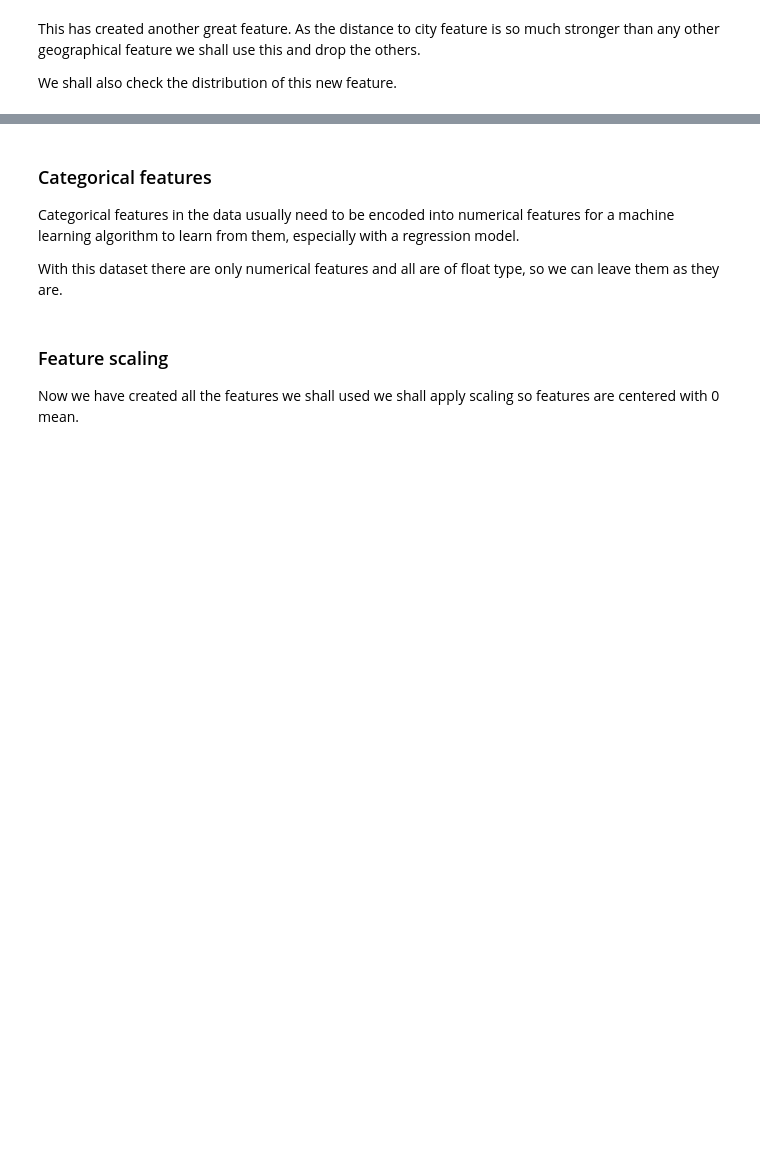
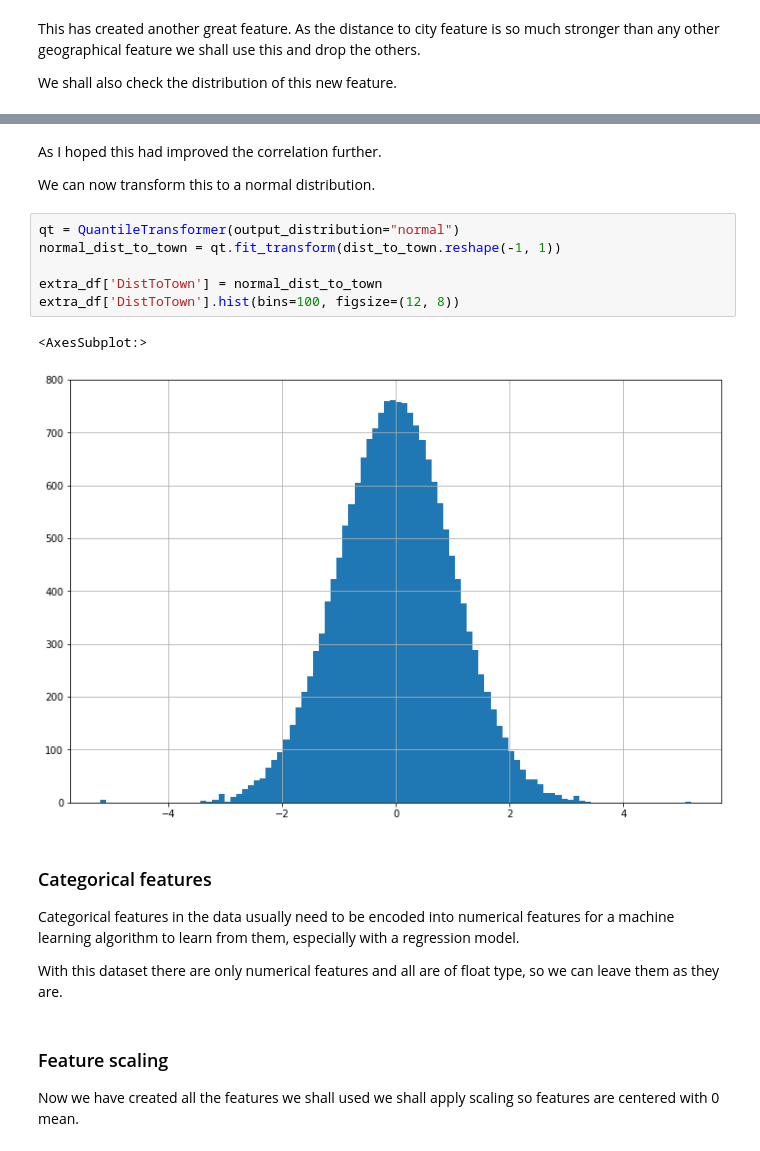
Before and after one commit to kaihulme/ml-analysis, a Jupyter notebook: notebooks/03_regression.ipynb, the cells around one changed output, grey strips where cells are left out. Cells and saved outputs as stored; diff of their text form; blank space fills up the shorter version.

```diff
--- a/notebooks/03_regression.ipynb
+++ b/notebooks/03_regression.ipynb
@@ -394,3 +444,16 @@ This data is still highly skewed but we shall apply some scaling to help with th
+# %% [markdown]
+As I hoped this had improved the correlation further.
+
+We can now transform this to a normal distribution.
+# %%
+qt = QuantileTransformer(output_distribution="normal")
+normal_dist_to_town = qt.fit_transform(dist_to_town.reshape(-1, 1))
+
+extra_df['DistToTown'] = normal_dist_to_town
+extra_df['DistToTown'].hist(bins=100, figsize=(12, 8))
+# %% [output]
+<AxesSubplot:>
+[figure, added]
 # %% [markdown]
 ### Categorical features
 
```
Also changed, not shown: parts of 42 cells of this notebook, 3 other files.
